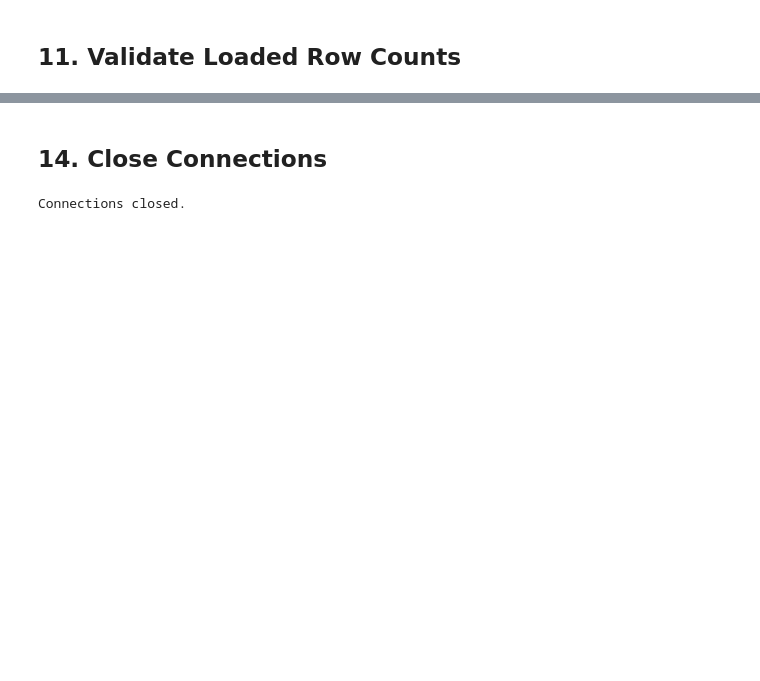
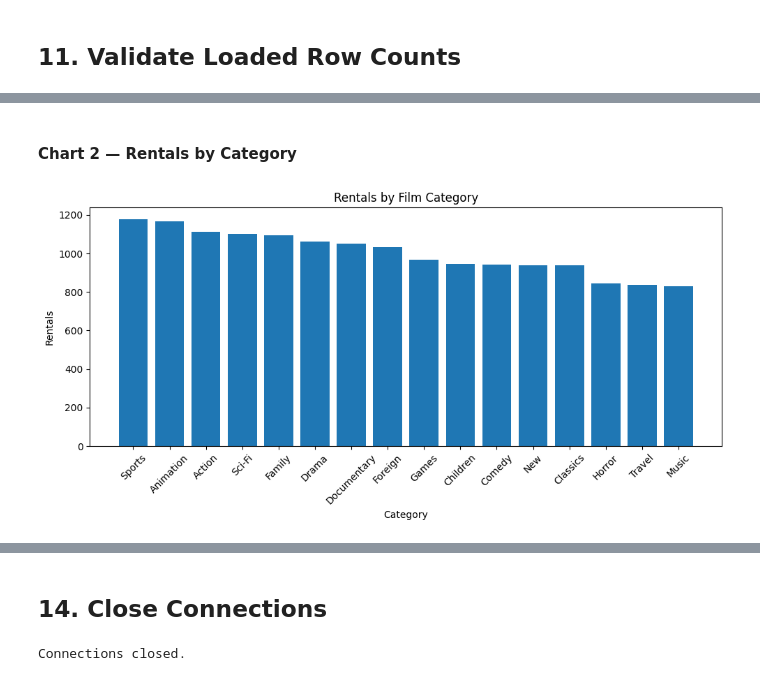
Before and after one commit to Saleem-ah/DB2-finalHW, a Jupyter notebook: finaljupyter.ipynb, the cells around one changed output, grey strips where cells are left out. Saved outputs shown, nothing was run; the diff lists cells and outputs as text; code cells hidden in the pictures; blank space fills up the shorter version.

```diff
--- a/finaljupyter.ipynb
+++ b/finaljupyter.ipynb
@@ -601,0 +688,24 @@ pd.read_sql(row_count_sql, dw_engine)
+# %% [markdown]
+#### Chart 2 — Rentals by Category
+# %%
+rentals_by_category = pd.read_sql("""
+SELECT
+    f.category AS Category,
+    COUNT(fr.rental_key) AS Rentals
+FROM Fact_Rental fr
+JOIN Dim_Film f
+    ON fr.film_key = f.film_key
+GROUP BY f.category
+ORDER BY Rentals DESC;
+""", dw_engine)
+
+plt.figure(figsize=(10,5))
+plt.bar(rentals_by_category["Category"], rentals_by_category["Rentals"])
+plt.title("Rentals by Film Category")
+plt.xlabel("Category")
+plt.ylabel("Rentals")
+plt.xticks(rotation=45)
+plt.tight_layout()
+plt.show()
+# %% [output]
+[figure, added]
```
Also changed, not shown: parts of 13 cells of this notebook, 4 other files.
